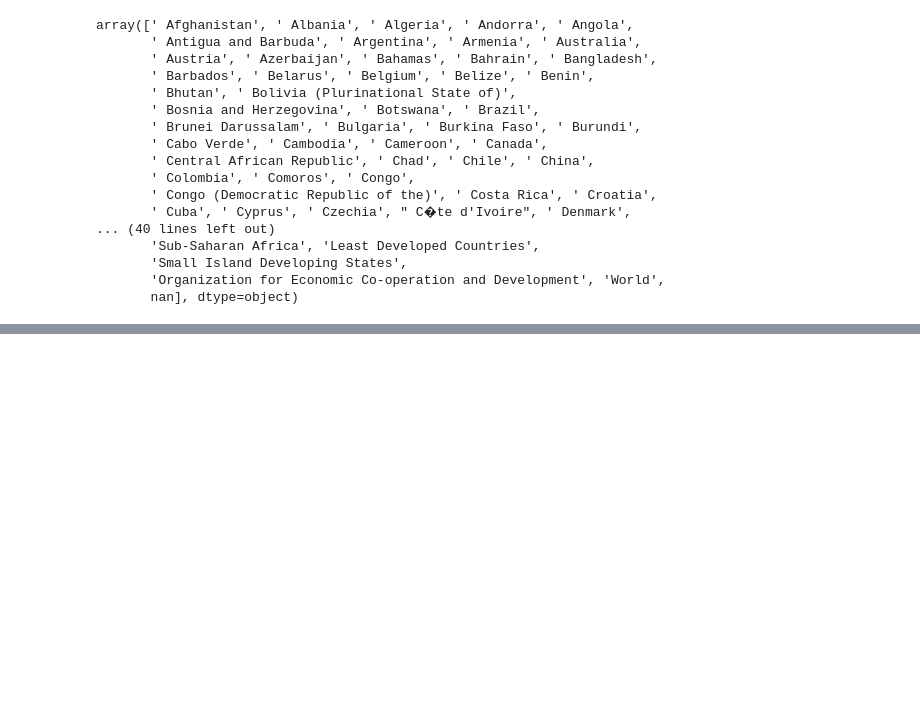
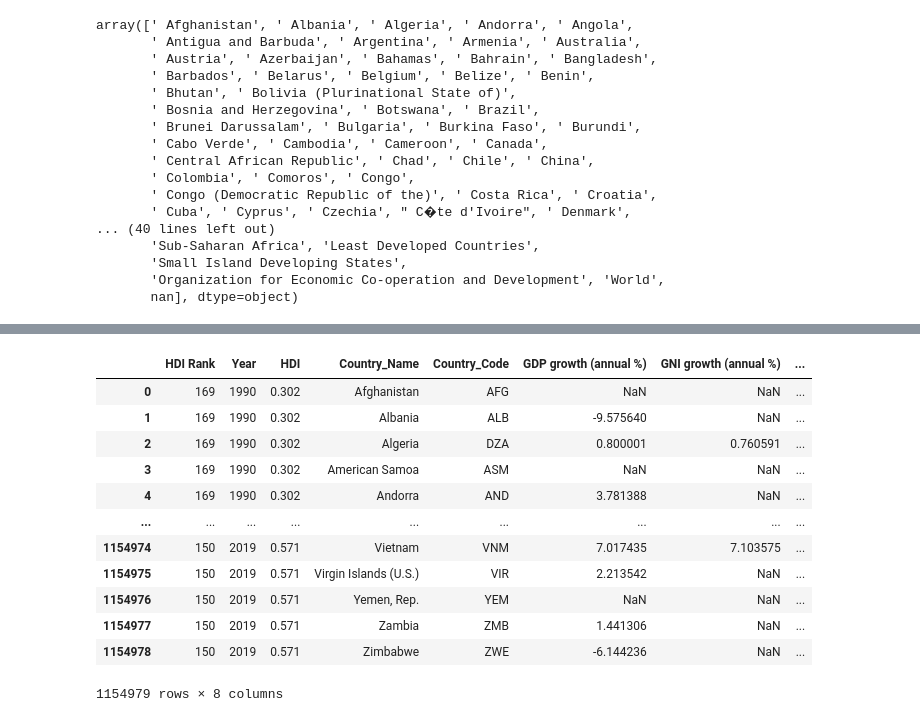
Before and after one commit to JoeAB3/Group5Capstone_Project, a Jupyter notebook: pre-processingWBD.ipynb, the cells around one changed output, grey strips where cells are left out. Drawn from its saved outputs; the diff is of its cells as text; code cells hidden in the pictures; blank space fills up the shorter version.

```diff
--- a/pre-processingWBD.ipynb
+++ b/pre-processingWBD.ipynb
@@ -150,0 +177,4 @@ hdi_df
+# %%
+# Convert Years columns (1990-2019) to Rows
+hdi_df = hdi_df.melt(id_vars=['Country','HDI Rank'], var_name = "Year", value_name = "HDI")
+hdi_df.head(20)
@@ -150,0 +199,18 @@ hdi_df
+# %%
+#hdi_df = hdi_df.set_index('Country')
+#features_df = features_df.set_index('Country_Name')
+hdi_df.merge(df_flatten_pivot)
+# %% [output]
+|  | HDI Rank | Year | HDI | Country_Name | Country_Code | GDP growth (annual %) | GNI growth (annual %) | ... |
+| 0 | 169 | 1990 | 0.302 | Afghanistan | AFG | NaN | NaN | ... |
+| 1 | 169 | 1990 | 0.302 | Albania | ALB | -9.575640 | NaN | ... |
+| 2 | 169 | 1990 | 0.302 | Algeria | DZA | 0.800001 | 0.760591 | ... |
+| 3 | 169 | 1990 | 0.302 | American Samoa | ASM | NaN | NaN | ... |
+| 4 | 169 | 1990 | 0.302 | Andorra | AND | 3.781388 | NaN | ... |
+| ... | ... | ... | ... | ... | ... | ... | ... | ... |
+| 1154974 | 150 | 2019 | 0.571 | Vietnam | VNM | 7.017435 | 7.103575 | ... |
+| 1154975 | 150 | 2019 | 0.571 | Virgin Islands (U.S.) | VIR | 2.213542 | NaN | ... |
+| 1154976 | 150 | 2019 | 0.571 | Yemen, Rep. | YEM | NaN | NaN | ... |
+| 1154977 | 150 | 2019 | 0.571 | Zambia | ZMB | 1.441306 | NaN | ... |
+| 1154978 | 150 | 2019 | 0.571 | Zimbabwe | ZWE | -6.144236 | NaN | ... |
+1154979 rows × 8 columns
```
Also changed, not shown: parts of 7 cells of this notebook.
